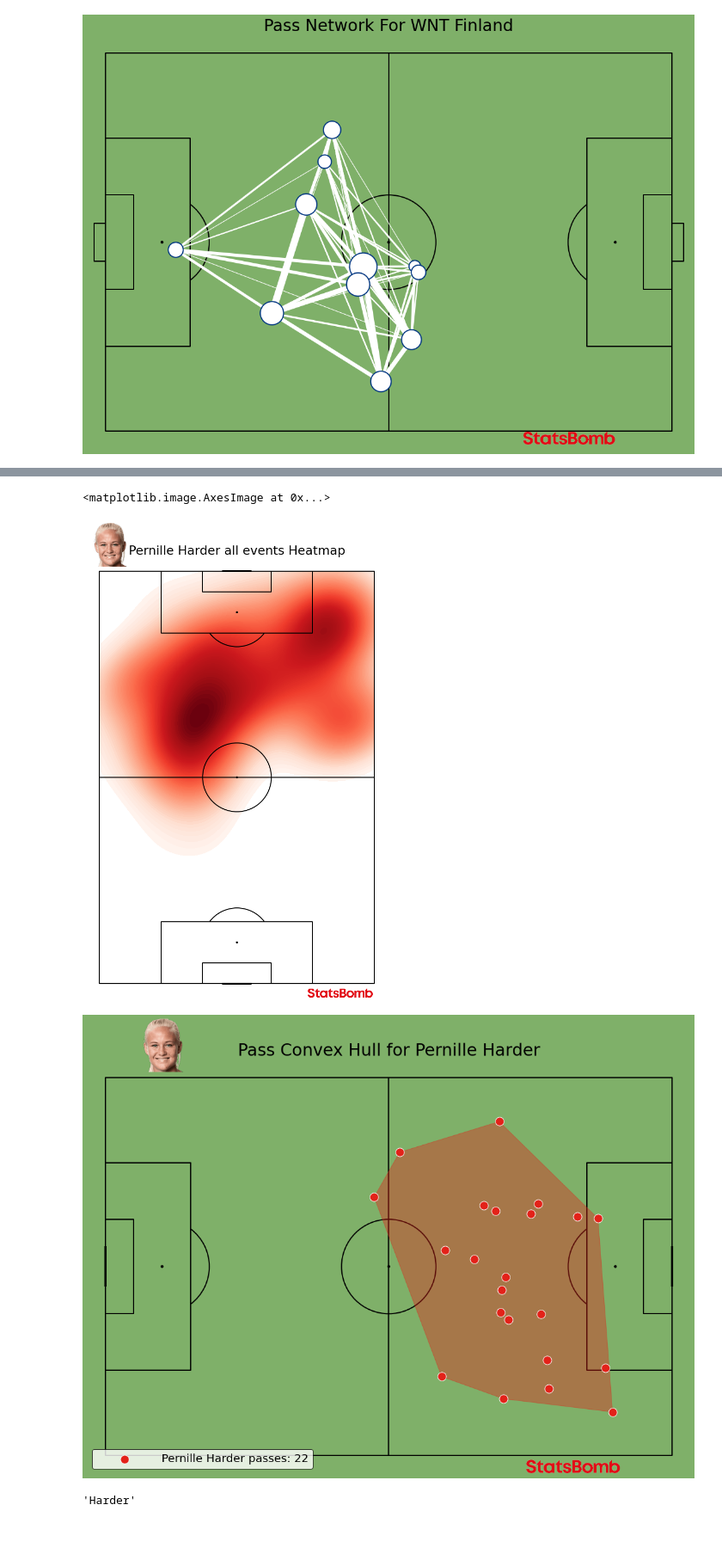
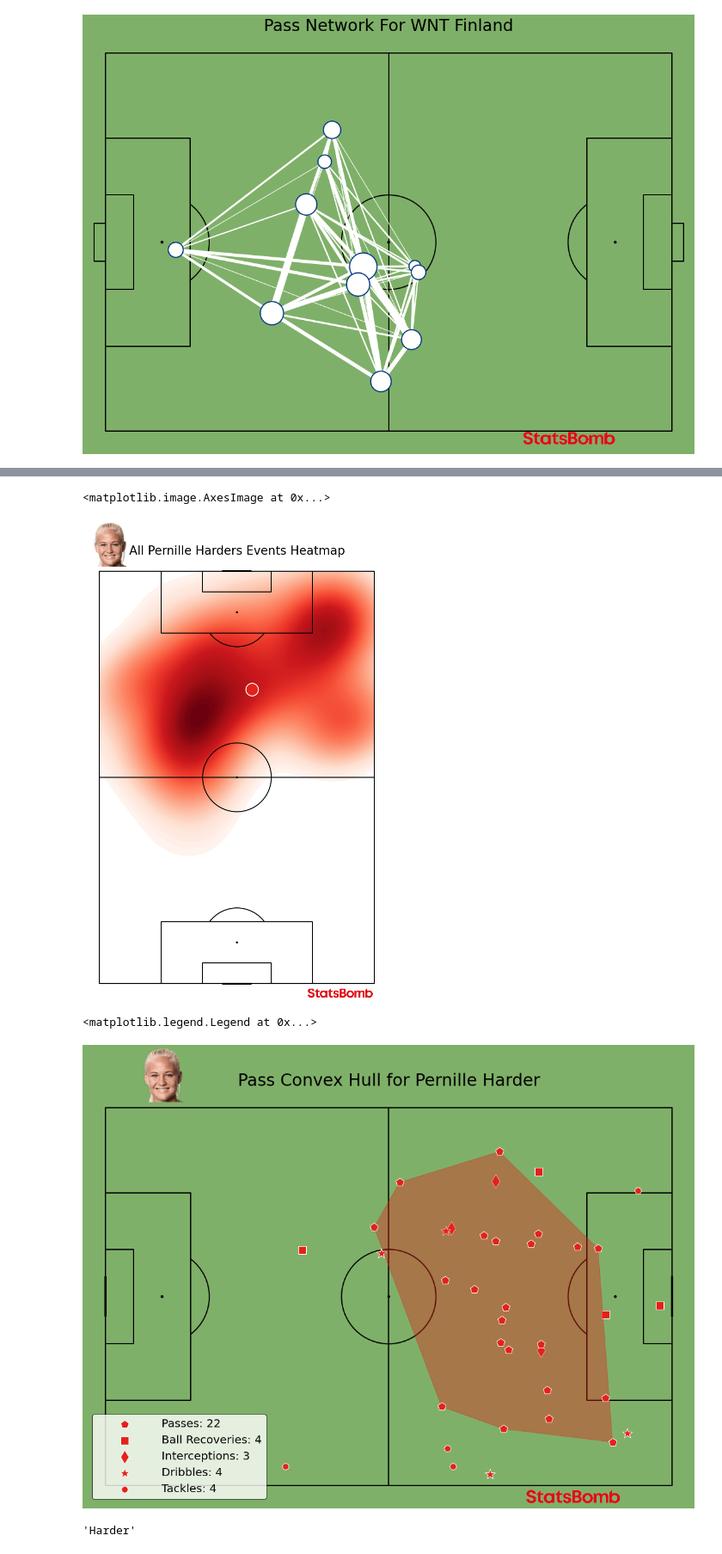
Before and after one commit to AugustSteff/Data-Analysis-in-football, a Jupyter notebook: Womens_euro_2022_analysis/denmark_vs_finland/Den v Fin_Analysis.ipynb, the cells around one changed output, grey strips where cells are left out. Shown at 86% size. Cells and saved outputs as stored; diff of their text form; code cells hidden in the pictures.

```diff
--- a/Womens_euro_2022_analysis/denmark_vs_finland/Den v Fin_Analysis.ipynb
+++ b/Womens_euro_2022_analysis/denmark_vs_finland/Den v Fin_Analysis.ipynb
@@ -615,7 +688,12 @@ kde = pitch.kdeplot(harderEvents.x, harderEvents.y, ax=ax,
                     cut=4.1,
                     cmap="Reds")
 
-ax.set_title(f"{MVPname} all events Heatmap", fontsize=27, color= textColor)
+ax.set_title(f"All {MVPname}s Events Heatmap", fontsize=26, color= textColor)
+
+harder = pitch.scatter(harder_location.x_start, harder_location.y_start,
+                           s=750,
+                           marker= "o", color=hteamColor, edgecolors='#FFFFFF', linewidth=2, alpha=1,
+                       ax=ax, label = "Pernille Harder")
 
 logo = fig.add_axes([0.65, 0.010, 0.27, 0.02])
 logo.axis('off')
@@ -628,31 +706,45 @@ pic.imshow(harderPic)
 #plt.savefig(f'viz/{MVPname} Heatmap, All Events', dpi=300, bbox_inches='tight')
 # %% [output]
 <matplotlib.image.AxesImage at 0x...>
-[figure, old version]
+[figure, new version]
 # %%
 pitch = Pitch(pitch_type='statsbomb',  line_zorder=1, line_color=linesColor, pitch_color=pitchColor)
 fig, ax = pitch.draw(figsize=(16, 11))
 fig.set_facecolor(pitchColor)
 hull = pitch.convexhull(passHarder.x_start, passHarder.y_start)
 poly = pitch.polygon(hull, ax=ax, edgecolor=hteamColor, facecolor=hteamColor, alpha=0.4, zorder=2)
-scatter = pitch.scatter(passHarder.x_start, passHarder.y_start, ax=ax, edgecolor='white', facecolor=hteamColor,
-                        s=230, zorder=3, label=f"{MVPname} passes: {countPassHarder}")
+scatter = pitch.scatter(passHarder.x_start, passHarder.y_start, ax=ax, marker="p", edgecolor='white', facecolor=hteamColor,
+                        s=230, zorder=3, label=f"Passes: {countPassHarder}")
+
+scatter_recovery = pitch.scatter(BallRecovery.x, BallRecovery.y, c= hteamColor, edgecolor = "white",
+                                 s=200, marker='s',  ax=ax, label = f"Ball Recoveries: {countBallRecovery}")
+
+scatter_interception = pitch.scatter(Interception.x, Interception.y, c= hteamColor,
+                                     s=300, marker='d', edgecolor = "white",
+                                     ax=ax, label = f"Interceptions: {countInterception}")
+
+scatter_dribble = pitch.scatter(Dribble.x, Dribble.y, c= hteamColor, edgecolor= "white",
+                                s=350, marker='*',  ax=ax, label = f"Dribbles: {countDribble}")
+
+scatter_tackle = pitch.scatter(Tackle.x, Tackle.y, c=hteamColor, edgecolor= "white",
+                               s=520, marker=".",  ax=ax, label = f"Tackles: {countTackle}")
 
 ax.set_title(f"Pass Convex Hull for {MVPname}", fontsize=30, color=textColor)
 
 ax3 = fig.add_axes([0.65, 0.016, 0.27, 0.03])
 ax3.axis('off')
 ax3.imshow(im)
 
 pic = fig.add_axes([0.09, 0.92, 0.12, 0.12])
 pic.axis('off')
 pic.imshow(harderPic)
 
 ax.legend(facecolor='white', handlelength=5, edgecolor='black', fontsize=20, loc='lower left')
 
-plt.savefig(f'viz/Pass Convex Hull for {MVPname}', dpi=300, bbox_inches='tight')
+#plt.savefig(f'viz/Pass Convex Hull for {MVPname}', dpi=300, bbox_inches='tight')
 # %% [output]
+<matplotlib.legend.Legend at 0x...>
-[figure, old version]
+[figure, new version]
 # %%
 xgDen = dfDen["shot_statsbomb_xg"].sum()
 xgDen = str(round(xgDen, 2))
```
Also changed, not shown: parts of 17 cells of this notebook.
